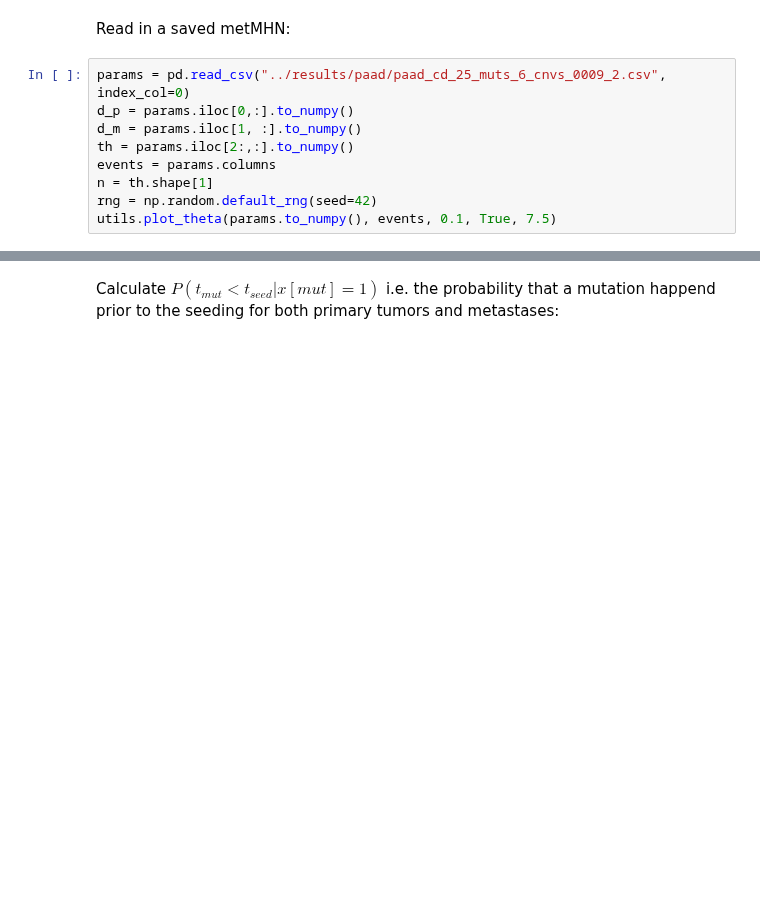
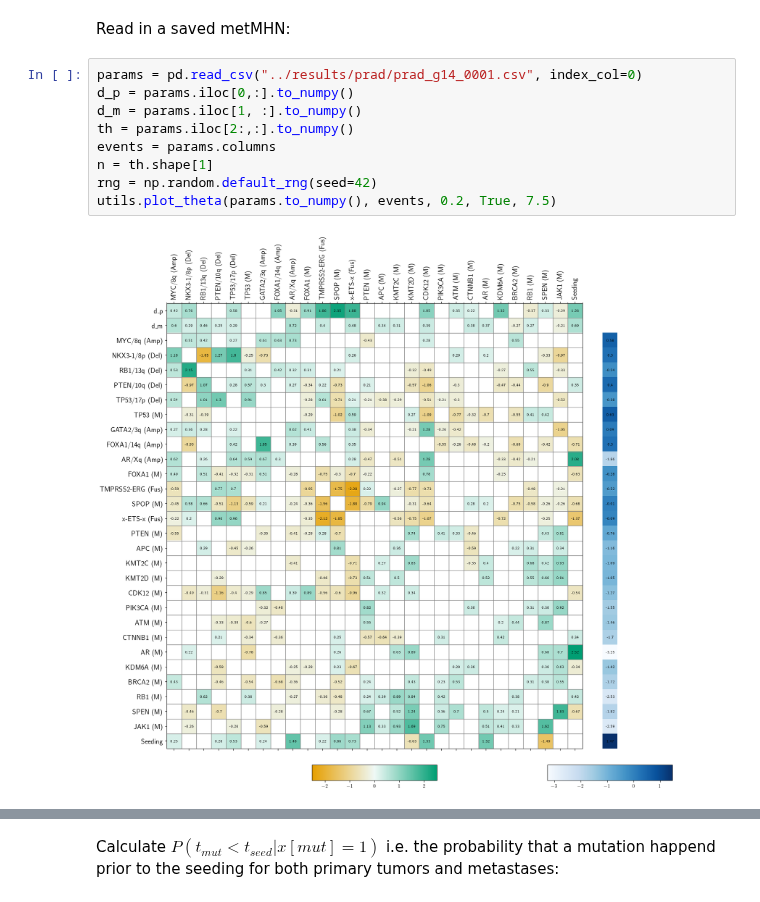
Before and after one commit to cbg-ethz/metMHN, a Jupyter notebook: examples/simulation_study.ipynb, the cells around one changed output, grey strips where cells are left out. Cells and saved outputs as stored; diff of their text form; blank space fills up the shorter version.

Commit message:
added example analysis of PRAD

```diff
--- a/examples/simulation_study.ipynb
+++ b/examples/simulation_study.ipynb
@@ -12,11 +12,13 @@ plt.rcParams['text.usetex'] = True
 # %% [markdown]
 Read in a saved metMHN:
 # %%
-params = pd.read_csv("../results/paad/paad_cd_25_muts_6_cnvs_0009_2.csv", index_col=0)
+params = pd.read_csv("../results/prad/prad_g14_0001.csv", index_col=0)
 d_p = params.iloc[0,:].to_numpy()
 d_m = params.iloc[1, :].to_numpy()
 th = params.iloc[2:,:].to_numpy()
 events = params.columns
 n = th.shape[1]
 rng = np.random.default_rng(seed=42)
-utils.plot_theta(params.to_numpy(), events, 0.1, True, 7.5)
+utils.plot_theta(params.to_numpy(), events, 0.2, True, 7.5)
+# %% [output]
+[figure, added]
```
Also changed, not shown: parts of 3 cells of this notebook, 1 other file.
